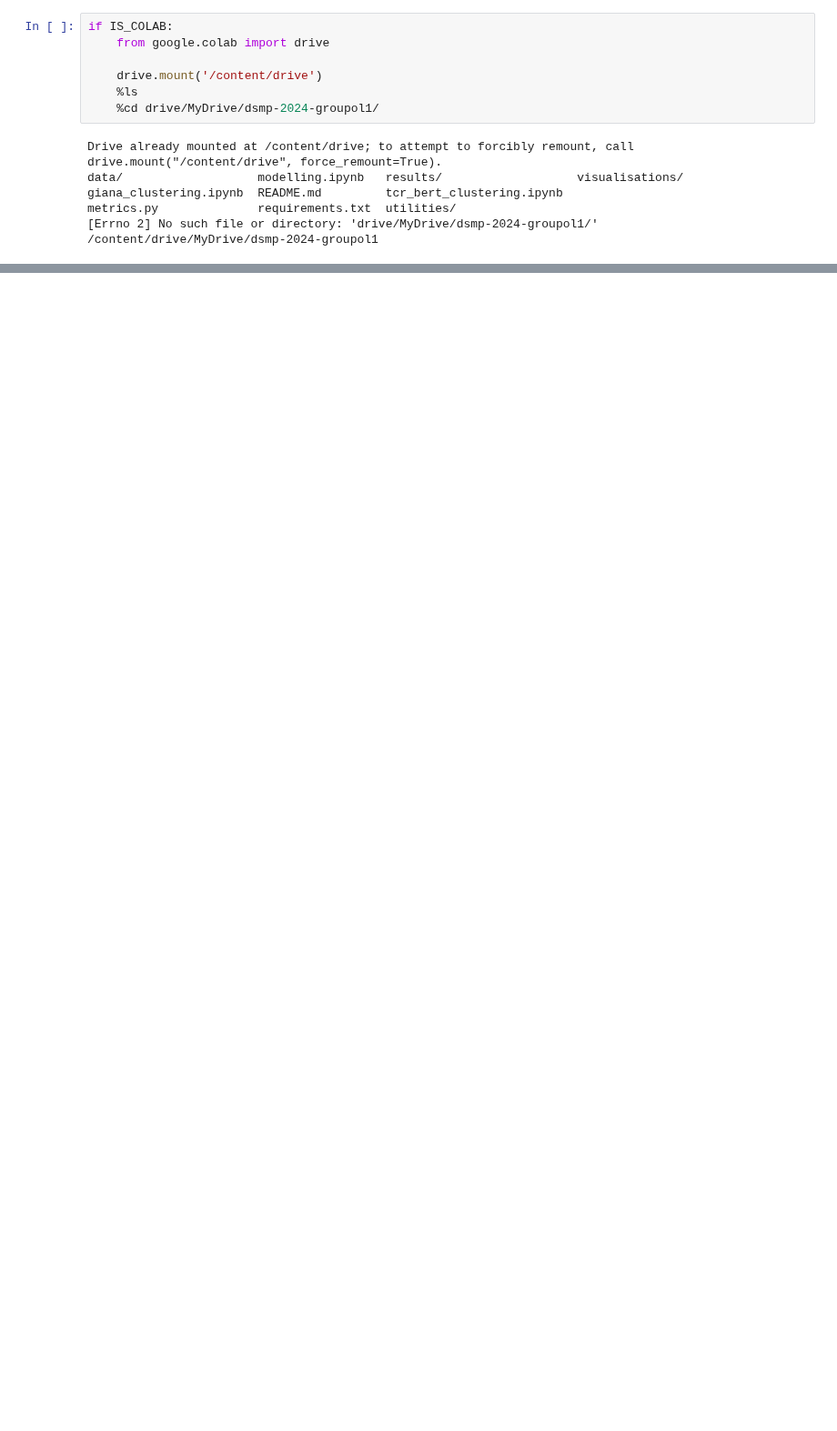
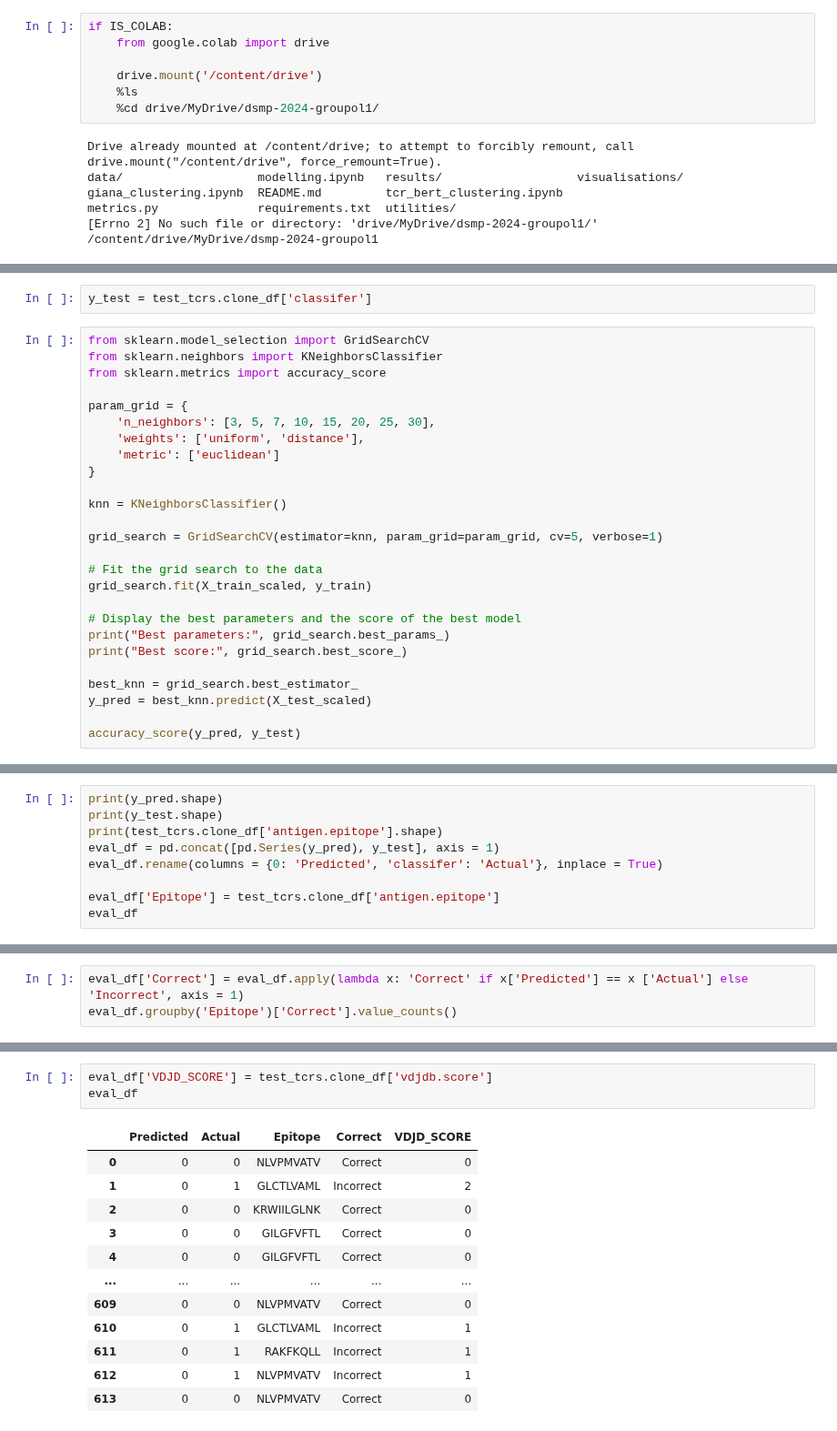
Before and after one commit to UoB-DSMP-2023-24/dsmp-2024-groupol1, a Jupyter notebook: modelling.ipynb, the cells around one changed output, grey strips where cells are left out. Shown at 91% size. Saved outputs shown, nothing was run; the diff lists cells and outputs as text; blank space fills up the shorter version.

```diff
--- a/modelling.ipynb
+++ b/modelling.ipynb
@@ -133,0 +246,28 @@ weighted avg       0.48      0.31      0.37       220
+# %%
+y_test = test_tcrs.clone_df['classifer']
+# %%
+from sklearn.model_selection import GridSearchCV
+from sklearn.neighbors import KNeighborsClassifier
+from sklearn.metrics import accuracy_score
+
+param_grid = {
+    'n_neighbors': [3, 5, 7, 10, 15, 20, 25, 30],
+    'weights': ['uniform', 'distance'],
+    'metric': ['euclidean']
+}
+
+knn = KNeighborsClassifier()
+
+grid_search = GridSearchCV(estimator=knn, param_grid=param_grid, cv=5, verbose=1)
+
+# Fit the grid search to the data
+grid_search.fit(X_train_scaled, y_train)
+
+# Display the best parameters and the score of the best model
+print("Best parameters:", grid_search.best_params_)
+print("Best score:", grid_search.best_score_)
+
+best_knn = grid_search.best_estimator_
+y_pred = best_knn.predict(X_test_scaled)
+
+accuracy_score(y_pred, y_test)
@@ -133,0 +279,9 @@ weighted avg       0.48      0.31      0.37       220
+# %%
+print(y_pred.shape)
+print(y_test.shape)
+print(test_tcrs.clone_df['antigen.epitope'].shape)
+eval_df = pd.concat([pd.Series(y_pred), y_test], axis = 1)
+eval_df.rename(columns = {0: 'Predicted', 'classifer': 'Actual'}, inplace = True)
+
+eval_df['Epitope'] = test_tcrs.clone_df['antigen.epitope']
+eval_df
@@ -133,0 +305,3 @@ weighted avg       0.48      0.31      0.37       220
+# %%
+eval_df['Correct'] = eval_df.apply(lambda x: 'Correct' if x['Predicted'] == x ['Actual'] else 'Incorrect', axis = 1)
+eval_df.groupby('Epitope')['Correct'].value_counts()
@@ -133,0 +334,16 @@ weighted avg       0.48      0.31      0.37       220
+# %%
+eval_df['VDJD_SCORE'] = test_tcrs.clone_df['vdjdb.score']
+eval_df
+# %% [output]
+|  | Predicted | Actual | Epitope | Correct | VDJD_SCORE |
+| 0 | 0 | 0 | NLVPMVATV | Correct | 0 |
+| 1 | 0 | 1 | GLCTLVAML | Incorrect | 2 |
+| 2 | 0 | 0 | KRWIILGLNK | Correct | 0 |
+| 3 | 0 | 0 | GILGFVFTL | Correct | 0 |
+| 4 | 0 | 0 | GILGFVFTL | Correct | 0 |
+| ... | ... | ... | ... | ... | ... |
+| 609 | 0 | 0 | NLVPMVATV | Correct | 0 |
+| 610 | 0 | 1 | GLCTLVAML | Incorrect | 1 |
+| 611 | 0 | 1 | RAKFKQLL | Incorrect | 1 |
+| 612 | 0 | 1 | NLVPMVATV | Incorrect | 1 |
+| 613 | 0 | 0 | NLVPMVATV | Correct | 0 |
```
Also changed, not shown: parts of 28 cells of this notebook.
